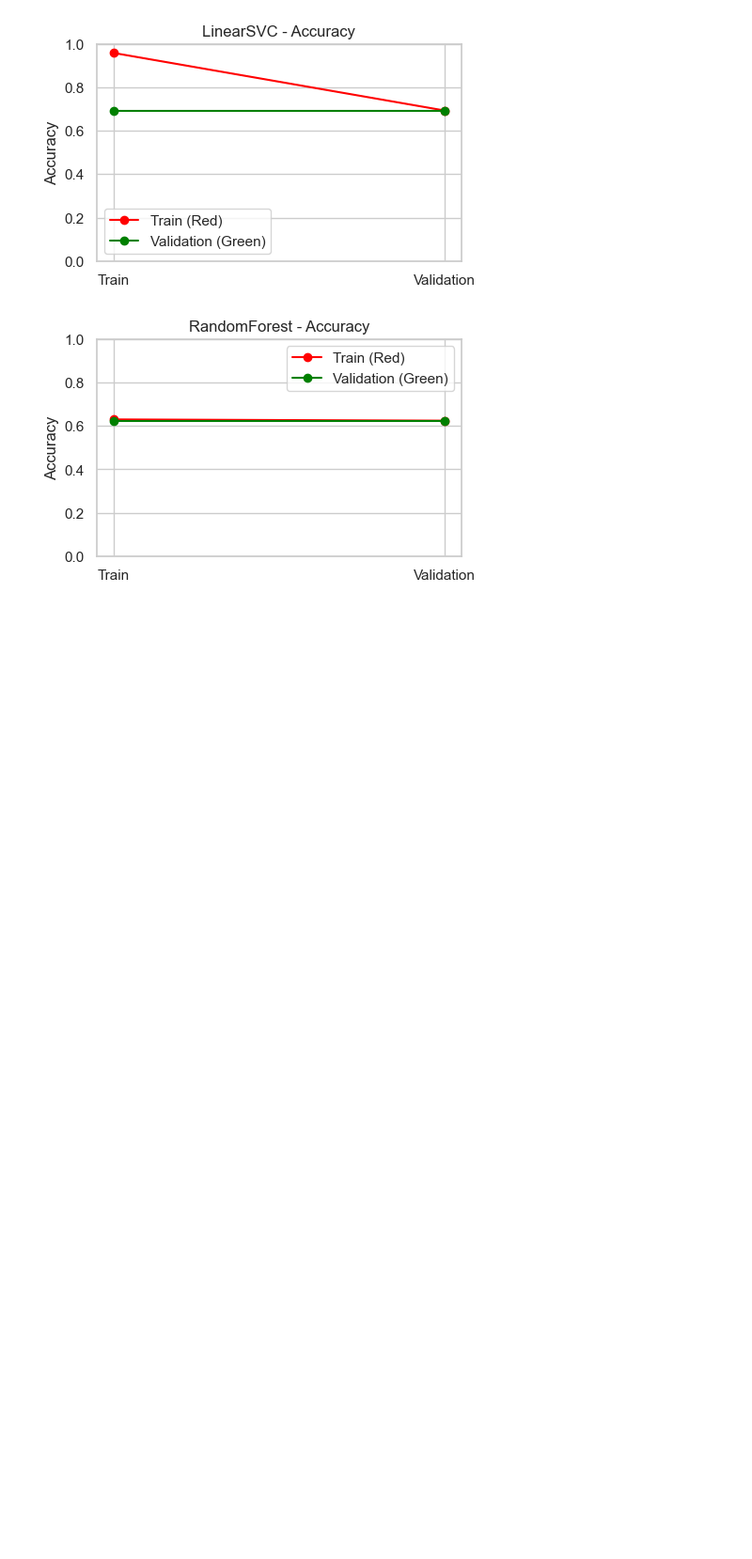
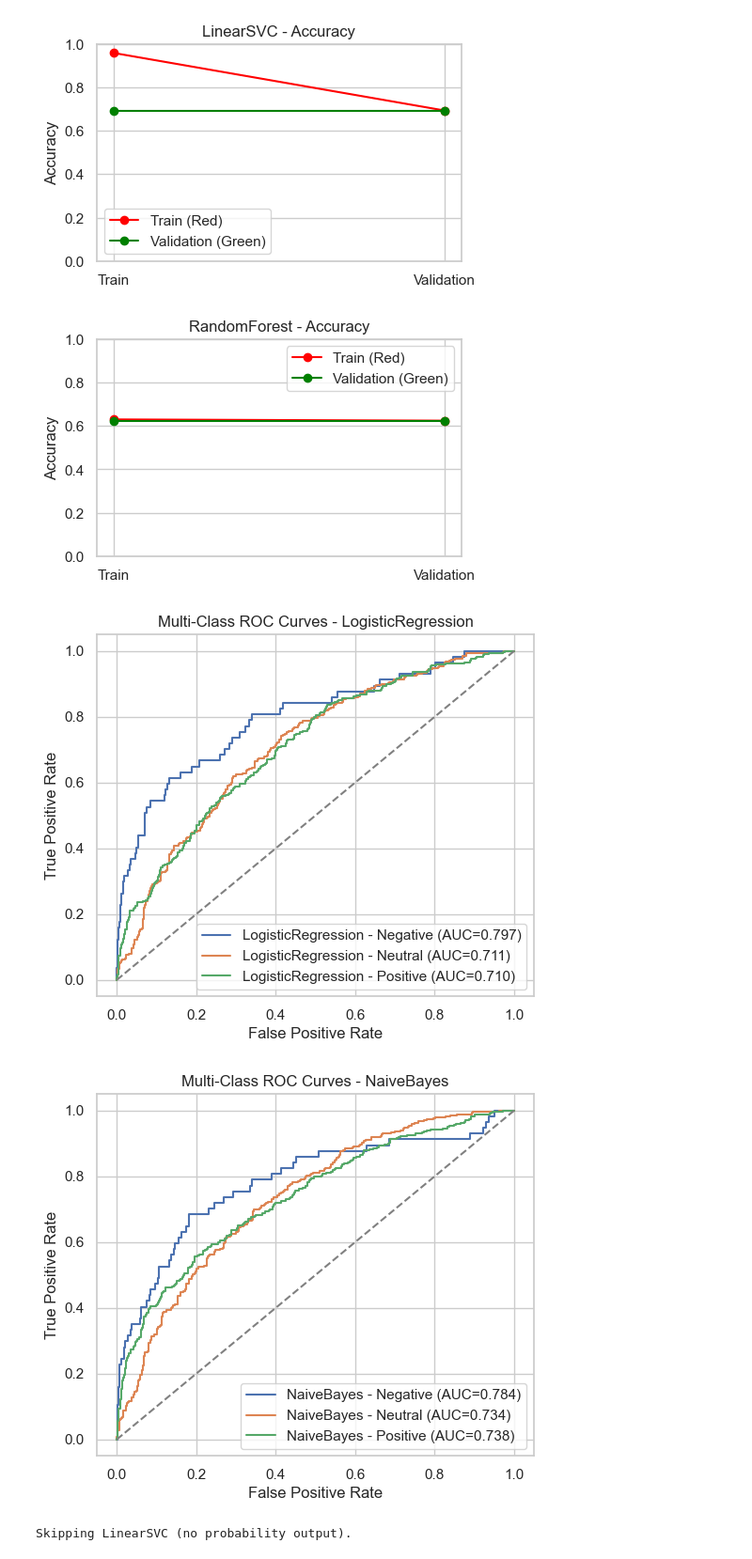
Before and after one commit to lorenaterah/Sentiment-Analysis-NLP, a Jupyter notebook: Notebooks/Sharon.ipynb, the cells around one changed output. Shown at 94% size. Cells and saved outputs as stored; diff of their text form; code cells hidden in the pictures; blank space fills up the shorter version.

```diff
--- a/Notebooks/Sharon.ipynb
+++ b/Notebooks/Sharon.ipynb
@@ -991,0 +1038,6 @@ plot_accuracy_per_model(results)
+# %%
+plot_roc_curves(results)
+# %% [output]
+[figure, added]
+[figure, added]
+Skipping LinearSVC (no probability output).
```
Also changed, not shown: parts of 4 cells of this notebook, 7 other files.
